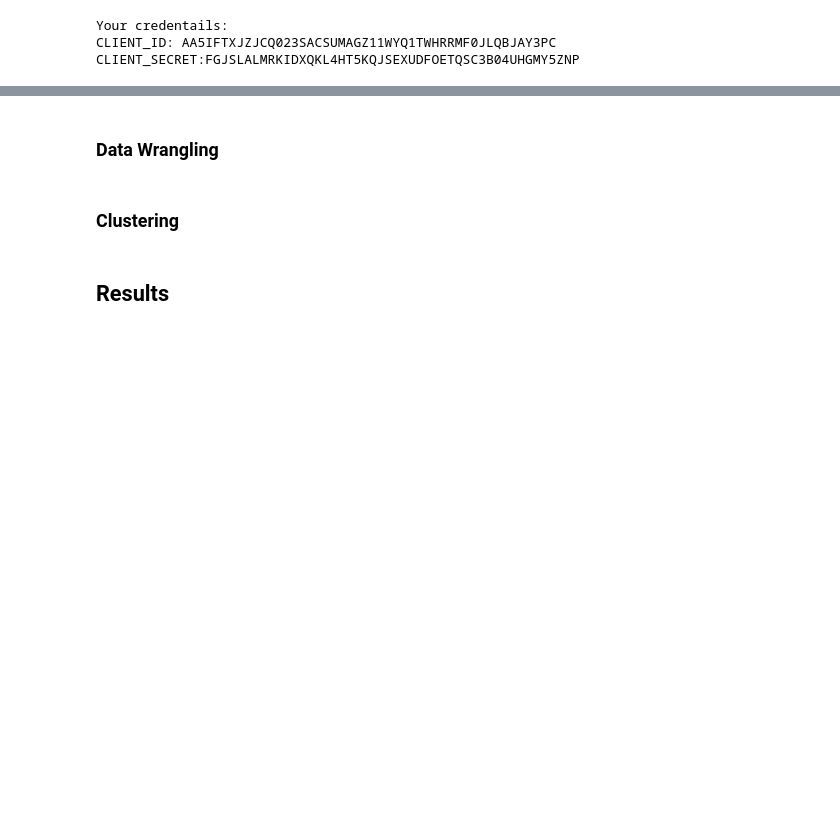
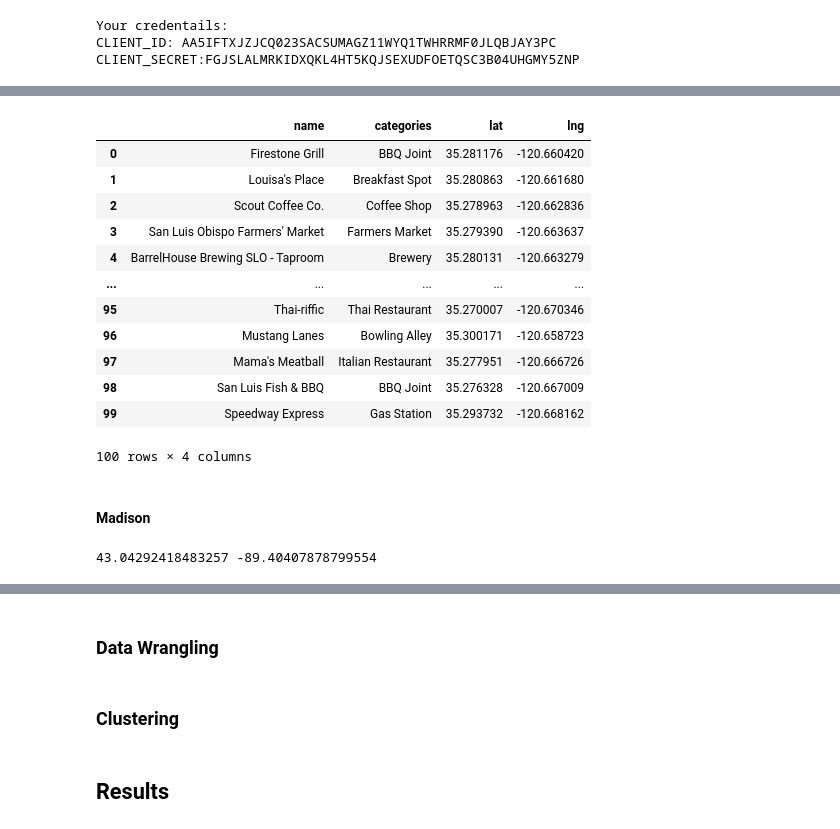
Before and after one commit to georgejordan3/IBM_Capstone, a Jupyter notebook: Bicycle_Cities.ipynb, the cells around one changed output, grey strips where cells are left out. Cells and saved outputs as stored; diff of their text form; code cells hidden in the pictures; blank space fills up the shorter version.

```diff
--- a/Bicycle_Cities.ipynb
+++ b/Bicycle_Cities.ipynb
@@ -109,5 +100,5 @@ CLIENT_SECRET:FGJSLALMRKIDXQKL4HT5KQJSEXUDFOETQSC3B04UHGMY5ZNP
 # %%
-address = '102 North End Ave, New York, NY'
+address = san_luis
 
 geolocator = Nominatim(user_agent="foursquare_agent")
 location = geolocator.geocode(address)
@@ -121,3 +110,12 @@ print(search_query + ' .... OK!')
 # %%
-url = 'https://api.foursquare.com/v2/venues/search?client_id={}&client_secret={}&ll={},{}&oauth_token={}&v={}&query={}&radius={}&limit={}'.format(CLIENT_ID, CLIENT_SECRET, latitude, longitude,ACCESS_TOKEN, VERSION, search_query, radius, LIMIT)
+LIMIT = 500
+radius = 2000
+url = 'https://api.foursquare.com/v2/venues/explore?&client_id={}&client_secret={}&v={}&ll={},{}&radius={}&limit={}'.format(
+    CLIENT_ID,
+    CLIENT_SECRET,
+    VERSION,
+    latitude,
+    longitude,
+    radius,
+    LIMIT)
 url
@@ -133,0 +126,27 @@ dataframe.head()
+# %%
+def get_category_type(row):
+    try:
+        categories_list = row['categories']
+    except:
+        categories_list = row['venue.categories']
+
+    if len(categories_list) == 0:
+        return None
+    else:
+        return categories_list[0]['name']
+# %%
+venues = results['response']['groups'][0]['items']
+
+nearby_venues = json_normalize(venues) # flatten JSON
+
+# filter columns
+filtered_columns = ['venue.name', 'venue.categories', 'venue.location.lat', 'venue.location.lng']
+nearby_venues =nearby_venues.loc[:, filtered_columns]
+
+# filter the category for each row
+nearby_venues['venue.categories'] = nearby_venues.apply(get_category_type, axis=1)
+
+# clean columns
+nearby_venues.columns = [col.split(".")[-1] for col in nearby_venues.columns]
+
+nearby_venues.head()
@@ -133,0 +160,29 @@ dataframe.head()
+# %%
+sl_venues = nearby_venues
+sl_venues
+# %% [output]
+|  | name | categories | lat | lng |
+| 0 | Firestone Grill | BBQ Joint | 35.281176 | -120.660420 |
+| 1 | Louisa's Place | Breakfast Spot | 35.280863 | -120.661680 |
+| 2 | Scout Coffee Co. | Coffee Shop | 35.278963 | -120.662836 |
+| 3 | San Luis Obispo Farmers' Market | Farmers Market | 35.279390 | -120.663637 |
+| 4 | BarrelHouse Brewing SLO - Taproom | Brewery | 35.280131 | -120.663279 |
+| ... | ... | ... | ... | ... |
+| 95 | Thai-riffic | Thai Restaurant | 35.270007 | -120.670346 |
+| 96 | Mustang Lanes | Bowling Alley | 35.300171 | -120.658723 |
+| 97 | Mama's Meatball | Italian Restaurant | 35.277951 | -120.666726 |
+| 98 | San Luis Fish & BBQ | BBQ Joint | 35.276328 | -120.667009 |
+| 99 | Speedway Express | Gas Station | 35.293732 | -120.668162 |
+100 rows × 4 columns
+# %% [markdown]
+#### Madison
+# %%
+address = madison
+
+geolocator = Nominatim(user_agent="foursquare_agent")
+location = geolocator.geocode(address)
+latitude = location.latitude
+longitude = location.longitude
+print(latitude, longitude)
+# %% [output]
+43.04292418483257 -89.40407878799554
```
Also changed, not shown: parts of 35 cells of this notebook.
